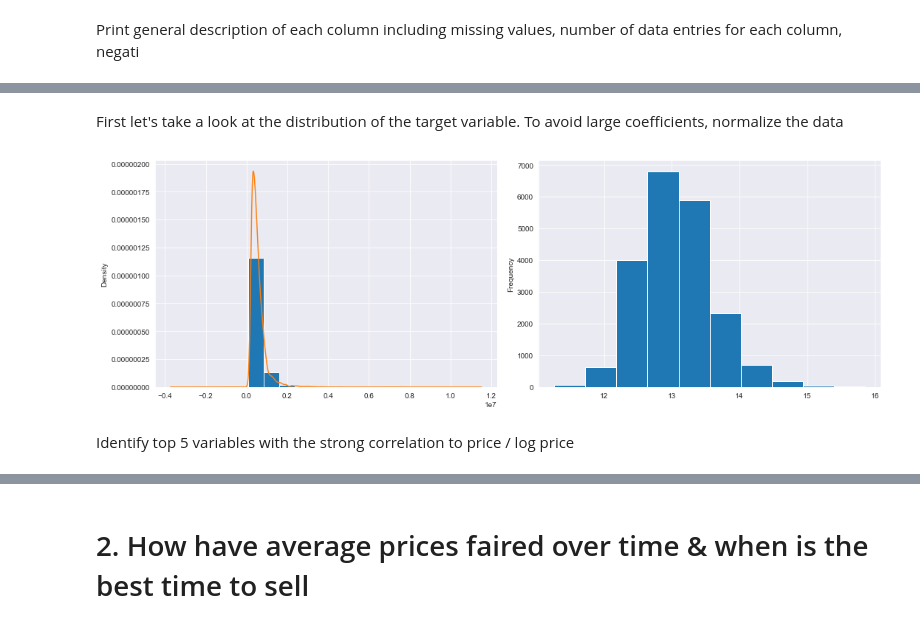
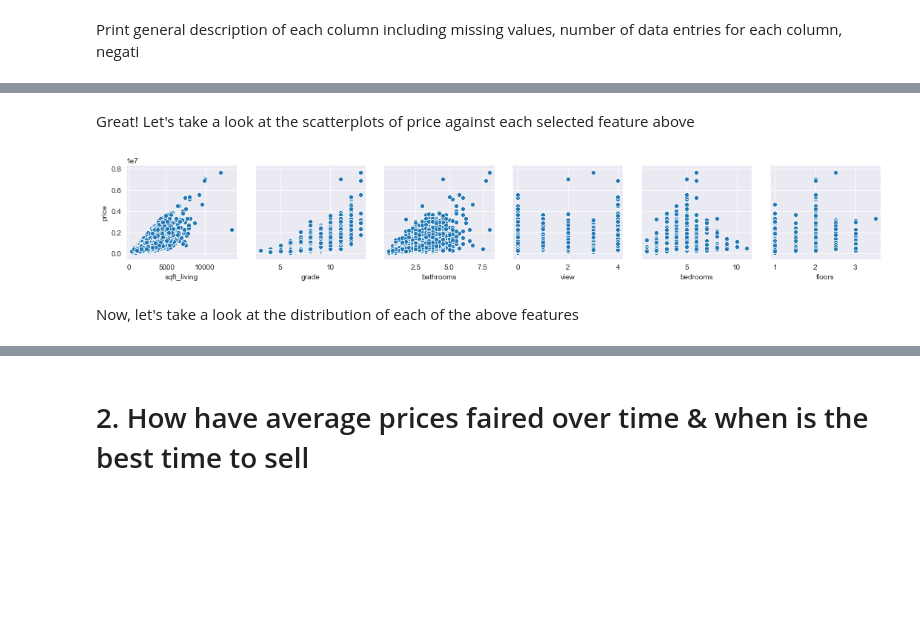
Before and after one commit to Ftan91/Exploratory-Data-Analysis-on-Features-that-Impact-House-Prices-in-Kings-County-Seattle, a Jupyter notebook: Finn2 - Kings County Dataset.ipynb, the cells around one changed output, grey strips where cells are left out. Cells and saved outputs as stored; diff of their text form; code cells hidden in the pictures; blank space fills up the shorter version.

```diff
--- a/Finn2 - Kings County Dataset.ipynb
+++ b/Finn2 - Kings County Dataset.ipynb
@@ -230,0 +214,4 @@ Check on target variable ('price)
+# %%
+x = correlation_matrix['price'].sort_values(ascending = False)
+top10_price_correlation = x[:10]
+top10_price_correlation
@@ -230,0 +232,4 @@ Check on target variable ('price)
+# %%
+to_drop = ['price', 'sqft_above', 'sqft_basement', 'sqft_living15']
+top6_price_correlation = top10_price_correlation.drop(to_drop, axis = 0)
+top6_price_correlation
@@ -231,16 +244,9 @@ Check on target variable ('price)
+# %% [markdown]
+Great! Let's take a look at the scatterplots of price against each selected feature above
+# %%
+sns.pairplot(data = df, y_vars=['price'], x_vars = top6_price_correlation.index)
+plt.show()
+# %% [output]
+[figure, added]
 # %% [markdown]
-First let's take a look at the distribution of the target variable. To avoid large coefficients, normalize the data
+Now, let's take a look at the distribution of each of the above features
-# %%
-fig, ax = plt.subplots(1, 2, figsize = (15,5), tight_layout = True)
-
-df.price.plot.hist(normed = True, label = 'price histogram', ax = ax[0])
-df.price.plot.kde(label = 'price kde', ax = ax[0])
-
-df['log_price'] = np.log(df.price)
-df.log_price.plot.hist(label = 'log normal price', ax = ax[1])
-
-plt.show()
-# %% [output]
-[figure, removed]
-# %% [markdown]
-Identify top 5 variables with the strong correlation to price / log price
```
Also changed, not shown: parts of 61 cells of this notebook.
